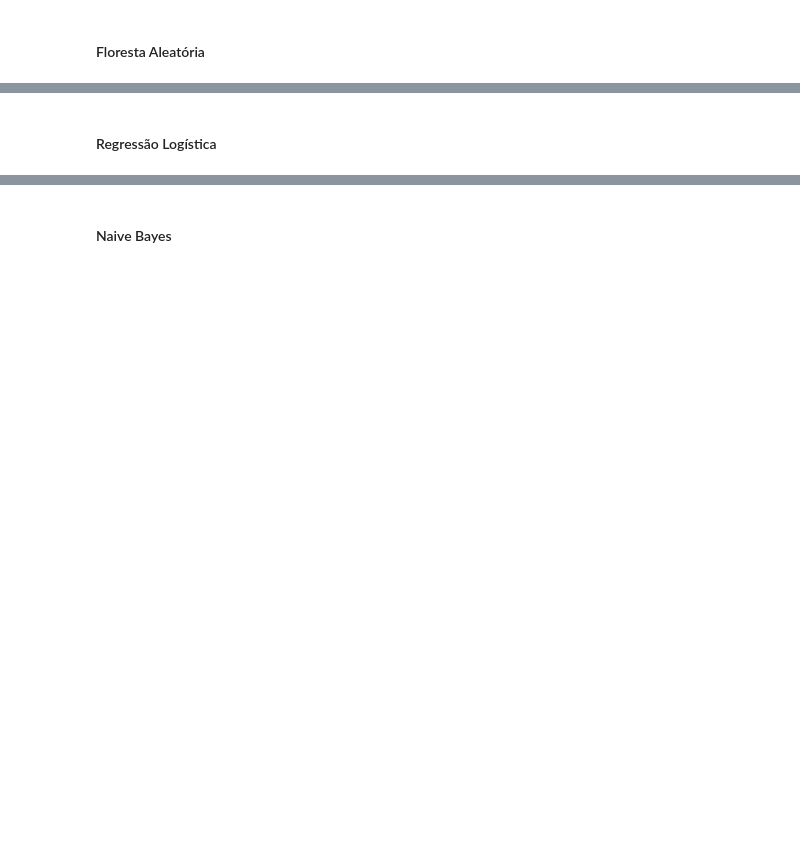
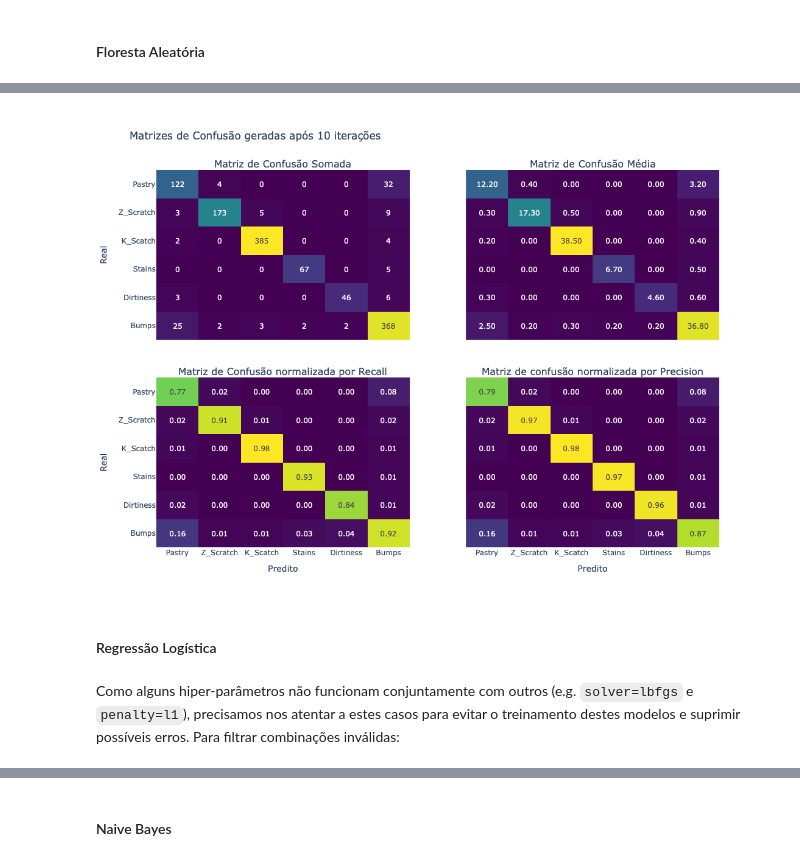
Before and after one commit to azzolinovarella/steel-plates-faults, a Jupyter notebook: notebooks/02-ModelTraining.ipynb, the cells around one changed output, grey strips where cells are left out. Saved outputs shown, nothing was run; the diff lists cells and outputs as text; code cells hidden in the pictures; blank space fills up the shorter version.

```diff
--- a/notebooks/02-ModelTraining.ipynb
+++ b/notebooks/02-ModelTraining.ipynb
@@ -175,30 +185,26 @@ def plot_label_metrics(label_score, score_title):
     fig.show()
 # %%
-def plot_confusion_matrix(cms):
+def plot_confusion_matrix(res):
+    cms = res['cms']
+    axis_labels = list(res['recalls'].keys())  # Igual para todos
+
     cm = np.sum(cms, axis=0)
     cm_mean = np.mean(cms, axis=0)
     cm_recall = cm/np.sum(cm, axis=1)
     cm_precision = cm/np.sum(cm, axis=0)
-    # cm_f1score = np.nan_to_num(2*(cm_precision*cm_recall)/(cm_precision + cm_recall))  # Faz sentido?
-
-    axis_labels = list(range(len(cm)))
 
     fig = make_subplots(rows=2, cols=2, shared_xaxes=True, shared_yaxes=True, vertical_spacing=0.1,
-                        subplot_titles=['Padrão', 'Média', 'Recall', 'Precision'])
+                        subplot_titles=['Matriz de Confusão Somada', 'Matriz de Confusão Média',
+                                        'Matriz de Confusão normalizada por Recall',
+                                        'Matriz de confusão normalizada por Precision'])
 
     fig.add_trace(go.Heatmap(x=axis_labels, y=axis_labels, z=cm, text=cm, texttemplate='%{text}',
                              showscale=False, colorscale=PALETTE),
                   row=1, col=1)
-
-    # Média
     fig.add_trace(go.Heatmap(x=axis_labels, y=axis_labels, z=cm_mean, text=cm_mean, texttemplate='%{text:.2f}',
                              showscale=False, colorscale=PALETTE),
                   row=1, col=2)
 
-    # F1-score
-    # fig.add_trace(go.Heatmap(x=axis_labels, y=axis_labels, z=cm_f1score, text=cm_f1score, texttemplate='%{text:.2f}',
-    #                          showscale=False, colorscale=PALETTE),
-    #               row=1, col=2)
 
     fig.add_trace(go.Heatmap(x=axis_labels, y=axis_labels, z=cm_recall, text=cm_recall, texttemplate='%{text:.2f}',
                              showscale=False, colorscale=PALETTE),
@@ -207,11 +213,11 @@ def plot_confusion_matrix(cms):
                              showscale=False, colorscale=PALETTE),
                   row=2, col=2)
 
-    fig.update_layout(title='Matrizes de Confusão', yaxis1_title='Real', yaxis3_title='Real', xaxis3_title='Predito',
-                      xaxis4_title='Predito', yaxis1_autorange='reversed', yaxis2_autorange='reversed',
-                      yaxis3_autorange='reversed', height=800)
+    fig.update_layout(title=f'Matrizes de Confusão geradas após {N_ITER} iterações', yaxis1_title='Real', yaxis3_title='Real',
+                      xaxis3_title='Predito', xaxis4_title='Predito', yaxis1_autorange='reversed', yaxis2_autorange='reversed',
+                      yaxis3_autorange='reversed', height=800, autosize=True)
 
-    return fig
+    fig.show()
 # %% [markdown]
 ## Scripts
 # %% [markdown]
@@ -389,2 +446,8 @@ plot_confusion_matrix(forest_cms)
+# %%
+plot_confusion_matrix(forest_res)
+# %% [output]
+[figure, added]
 # %% [markdown]
 #### Regressão Logística
+# %% [markdown]
+Como alguns hiper-parâmetros não funcionam conjuntamente com outros (e.g. `solver=lbfgs` e `penalty=l1`), precisamos nos atentar a estes casos para evitar o treinamento destes modelos e suprimir possíveis erros. Para filtrar combinações inválidas:
```
Also changed, not shown: parts of 56 cells of this notebook, 1 other file.
